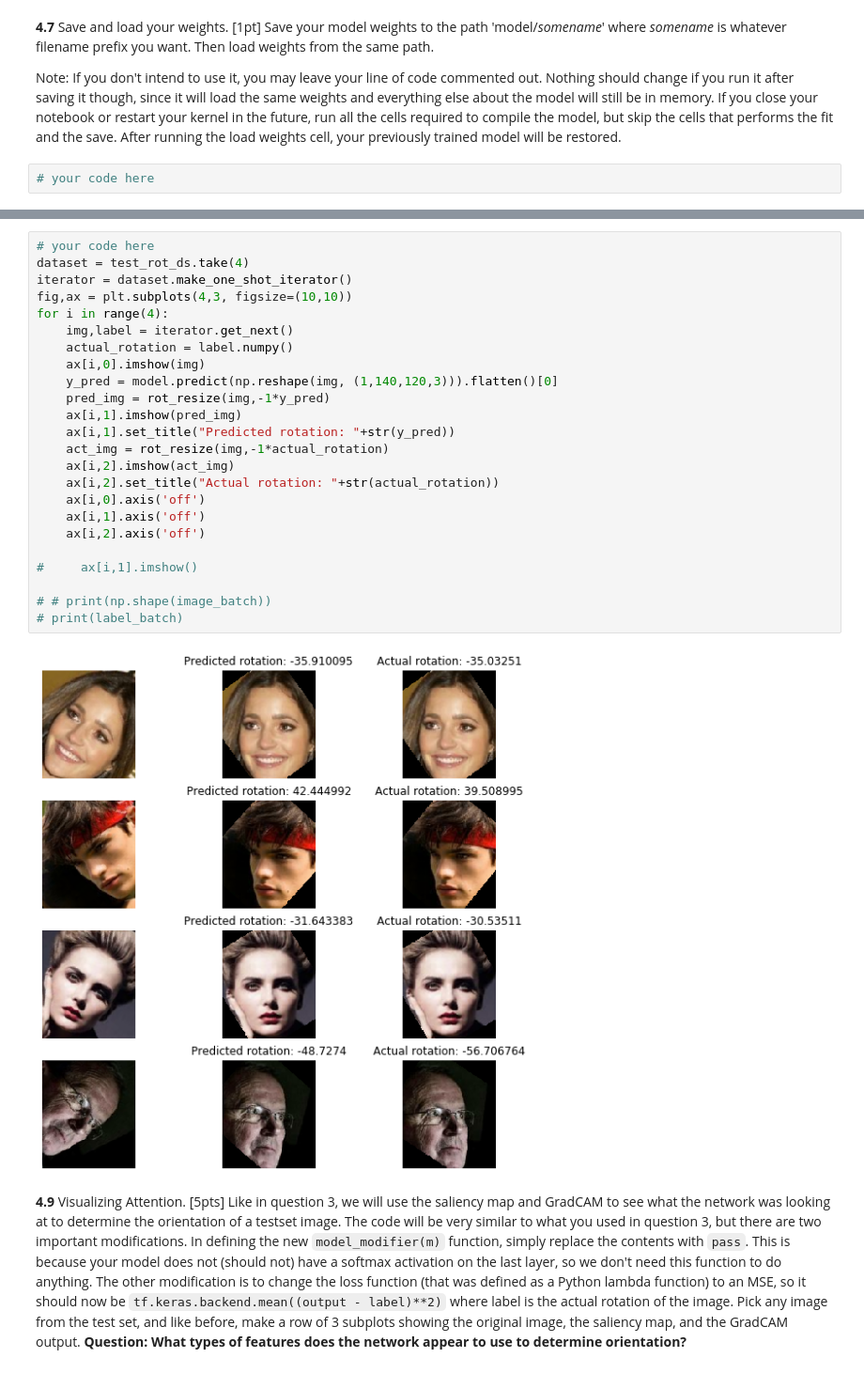
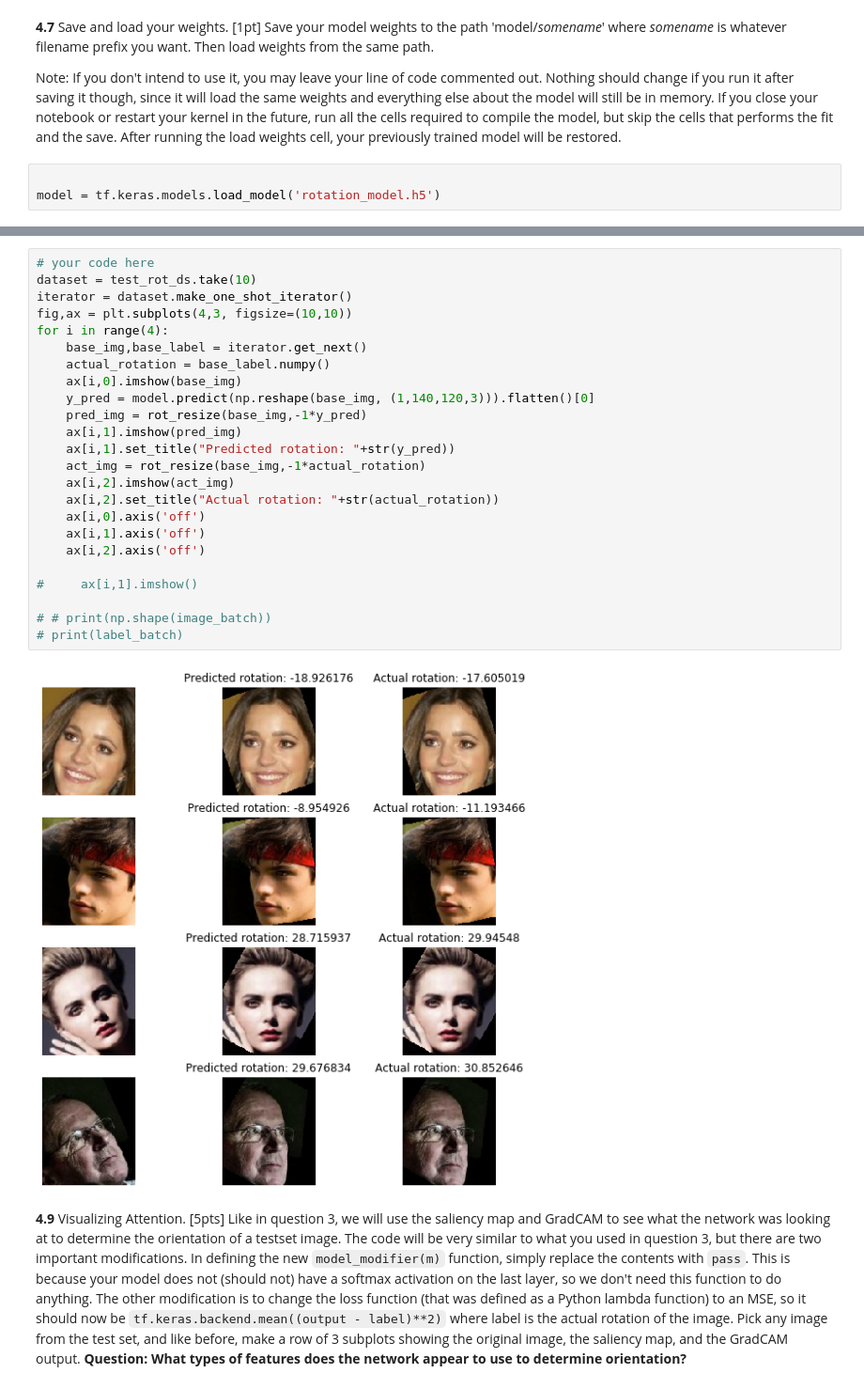
Before and after one commit to simonwarchol/2020-CS109B, a Jupyter notebook: content/homeworks/hw04/notebook/cs109b_hw4.ipynb, the cells around one changed output, grey strips where cells are left out. Shown at 94% size. Saved outputs shown, nothing was run; the diff lists cells and outputs as text.

Commit message:
Adding rotational model and hw4

```diff
--- a/content/homeworks/hw04/notebook/cs109b_hw4.ipynb
+++ b/content/homeworks/hw04/notebook/cs109b_hw4.ipynb
@@ -1012,37 +998,38 @@ model.evaluate(test_rot_ds.batch(200))
 **4.7** Save and load your weights. [1pt] Save your model weights to the path 'model/*somename*' where *somename* is whatever filename prefix you want. Then load weights from the same path.
 
 Note: If you don't intend to use it, you may leave your line of code commented out. Nothing should change if you run it after saving it though, since it will load the same weights and everything else about the model will still be in memory. If you close your notebook or restart your kernel in the future, run all the cells required to compile the model, but skip the cells that performs the fit and the save. After running the load weights cell, your previously trained model will be restored.
-# %%
-# your code here
+# %%
+
+model = tf.keras.models.load_model('rotation_model.h5')
 # %% [markdown]
 **4.8** Checking out performance on the Test Set.[5pts] Create a subplots grid with 4 rows and 3 columns. Each row will be a separate image from the test set (of your choice) and each column will consist of: Original Image, Predicted Straightened Image, Target Straightened Image. The title of the latter two should be the predicted rotation and the actual rotation. For example, a row should look something like this:
 ![straightened face](data/straightened.png)
 This can be achieved using the provided function `rot_resize` to correct for the rotation predicted by your network.
 # %%
 # your code here
-dataset = test_rot_ds.take(4)
+dataset = test_rot_ds.take(10)
 iterator = dataset.make_one_shot_iterator()
 fig,ax = plt.subplots(4,3, figsize=(10,10))
 for i in range(4):
-    img,label = iterator.get_next()
-    actual_rotation = label.numpy()
-    ax[i,0].imshow(img)
-    y_pred = model.predict(np.reshape(img, (1,140,120,3))).flatten()[0]
-    pred_img = rot_resize(img,-1*y_pred)
+    base_img,base_label = iterator.get_next()
+    actual_rotation = base_label.numpy()
+    ax[i,0].imshow(base_img)
+    y_pred = model.predict(np.reshape(base_img, (1,140,120,3))).flatten()[0]
+    pred_img = rot_resize(base_img,-1*y_pred)
     ax[i,1].imshow(pred_img)
     ax[i,1].set_title("Predicted rotation: "+str(y_pred))
-    act_img = rot_resize(img,-1*actual_rotation)
+    act_img = rot_resize(base_img,-1*actual_rotation)
     ax[i,2].imshow(act_img)
     ax[i,2].set_title("Actual rotation: "+str(actual_rotation))
     ax[i,0].axis('off')
     ax[i,1].axis('off')
     ax[i,2].axis('off')
 
 #     ax[i,1].imshow()
 
 # # print(np.shape(image_batch))
 # print(label_batch)
 # %% [output]
-[figure, old version]
+[figure, new version]
 # %% [markdown]
 **4.9** Visualizing Attention. [5pts] Like in question 3, we will use the saliency map and GradCAM to see what the network was looking at to determine the orientation of a testset image. The code will be very similar to what you used in question 3, but there are two important modifications. In defining the new `model_modifier(m)` function, simply replace the contents with `pass`. This is because your model does not (should not) have a softmax activation on the last layer, so we don't need this function to do anything. The other modification is to change the loss function (that was defined as a Python lambda function) to an MSE, so it should now be `tf.keras.backend.mean((output - label)**2)` where label is the actual rotation of the image. Pick any image from the test set, and like before, make a row of 3 subplots showing the original image, the saliency map, and the GradCAM output. __Question: What types of features does the network appear to use to determine orientation?__
```
Also changed, not shown: parts of 11 cells of this notebook, 1 other file.
